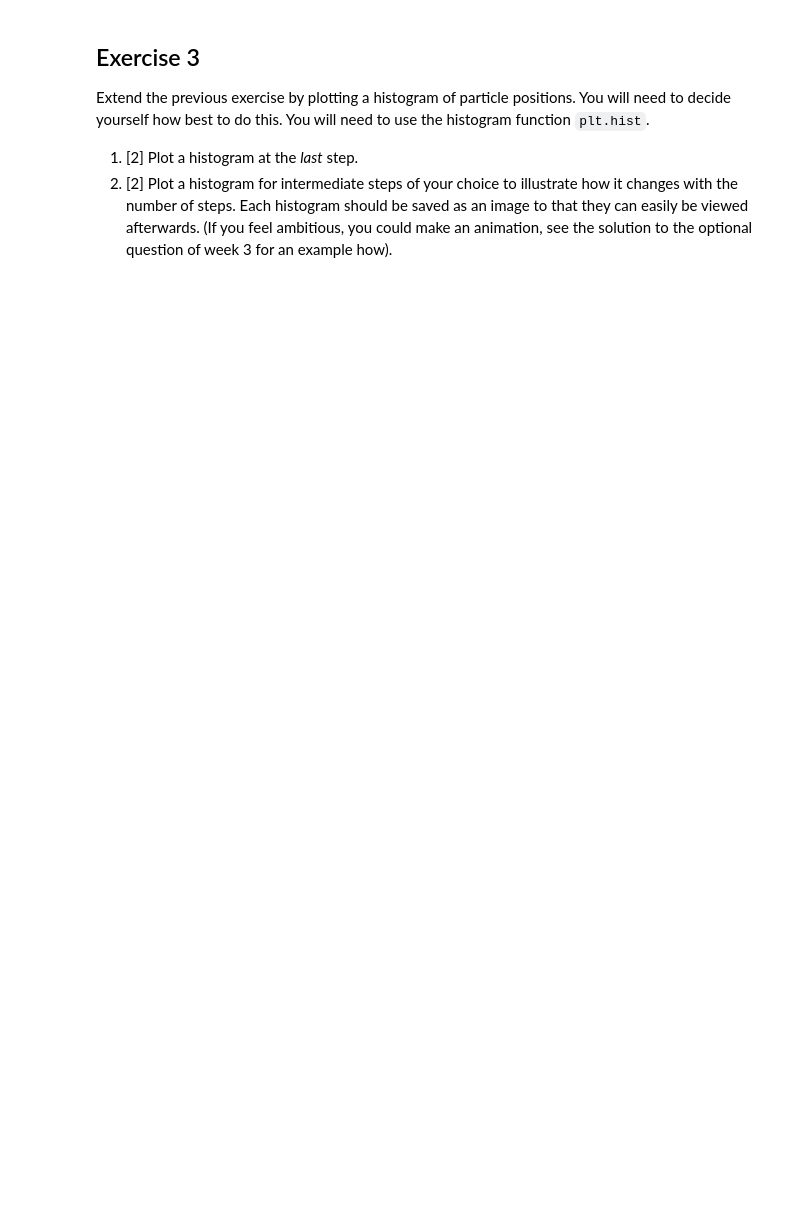
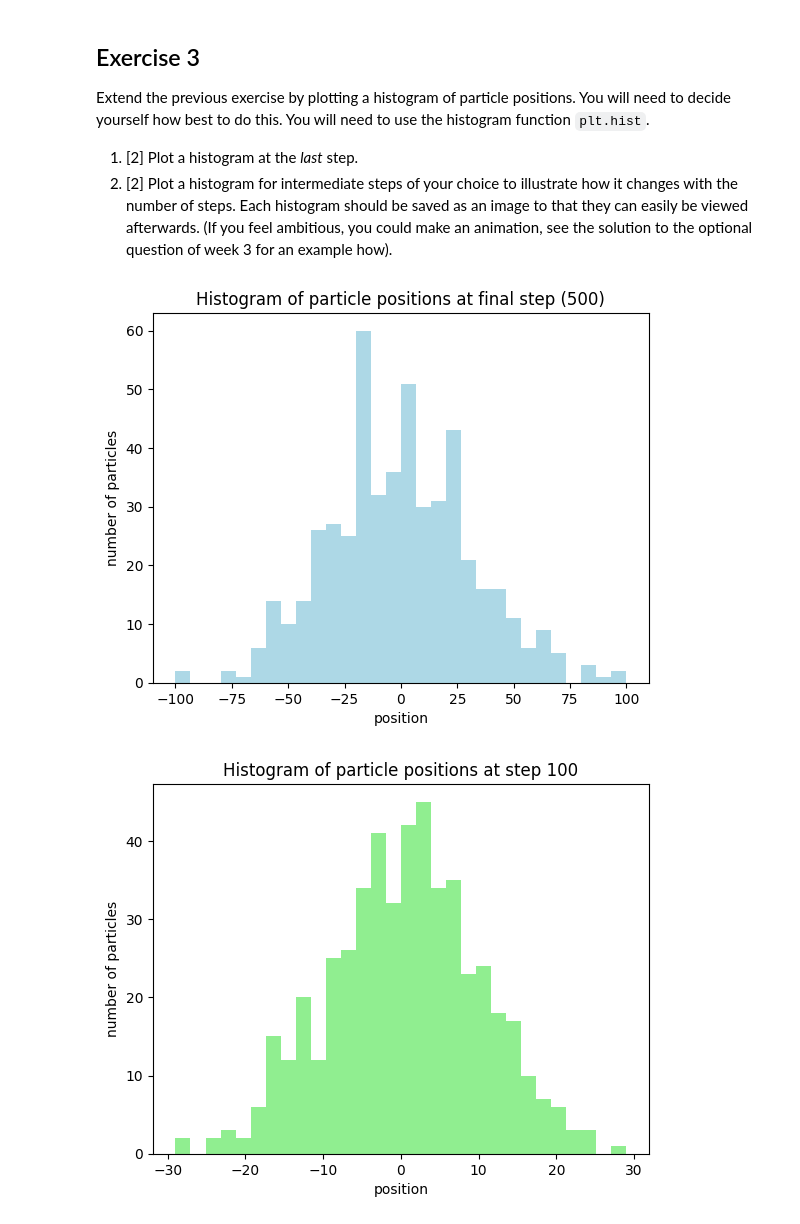
Before and after one commit to PX2145-2025/week-7-b-cardozorania, a Jupyter notebook: Random_walk.ipynb, the cells around one changed output. Saved outputs shown, nothing was run; the diff lists cells and outputs as text; code cells hidden in the pictures; blank space fills up the shorter version.

```diff
--- a/Random_walk.ipynb
+++ b/Random_walk.ipynb
@@ -117,22 +117,3 @@ Which you will fill with the `steps` of each `N` particles. You may find [week 6
  3. [4] Calculate the mean position at _each_ step, and plot it.
  4. [4] Calculate the mean squared position of the 500 walkers at _each_ step, and
 plot it. What do you notice?
-# %%
-# Parameters
-steps = 1000
-N = 10
-
-# Create 2D array to store all trajectories
-particles = np.zeros((steps, N), int)
-
-# Fill each column with a walk
-for j in range(N):
-    particles[:, j] = random_walk(steps)
-
-# Plot all 10 walkers
-figure()
-for j in range(N):
-   plot(range(steps), particles[:, j], alpha=0.6)
-title("10 Random Walkers in 1D")
-xlabel("step number (i)")
-ylabel("position (x)")
@@ -214,3 +194,29 @@ Extend the previous exercise by plotting a histogram of particle positions. You
 
  1. [2] Plot a histogram at the _last_ step.
  2. [2] Plot a histogram for intermediate steps of your choice to illustrate how it changes with the number of steps. Each histogram should be saved as an image to that they can easily be viewed afterwards. (If you feel ambitious, you could make an animation, see the solution to the optional question of week 3 for an example how).
+# %%
+#defining final steps
+final_positions = particles[-1, :]
+
+#plotting the histogram
+figure()
+hist(final_positions, bins=30, color='lightblue')
+title("Histogram of particle positions at final step (500)")
+xlabel("position")
+ylabel("number of particles")
+
+
+#creating histograms with intermediate steps
+isteps = [100, 300, 700]
+
+for step in isteps:
+    positions = particles[step, :]
+    figure()
+    hist(positions, bins=30, color='lightgreen')
+    title(f"Histogram of particle positions at step {step}")
+    xlabel("position")
+    ylabel("number of particles")
+    savefig(f"hist_step_{step}.png")
+# %% [output]
+[figure, added]
+[figure, added]
```
Also changed, not shown: parts of 4 cells of this notebook.
